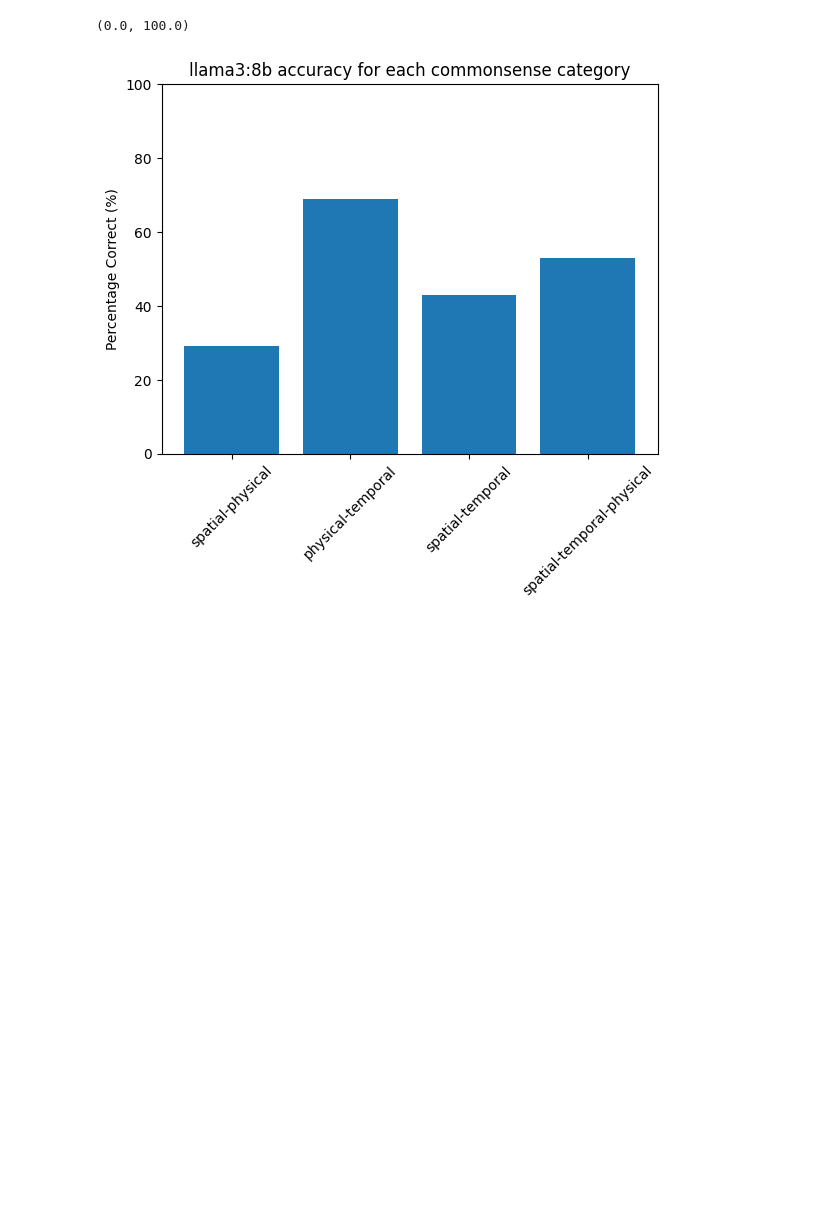
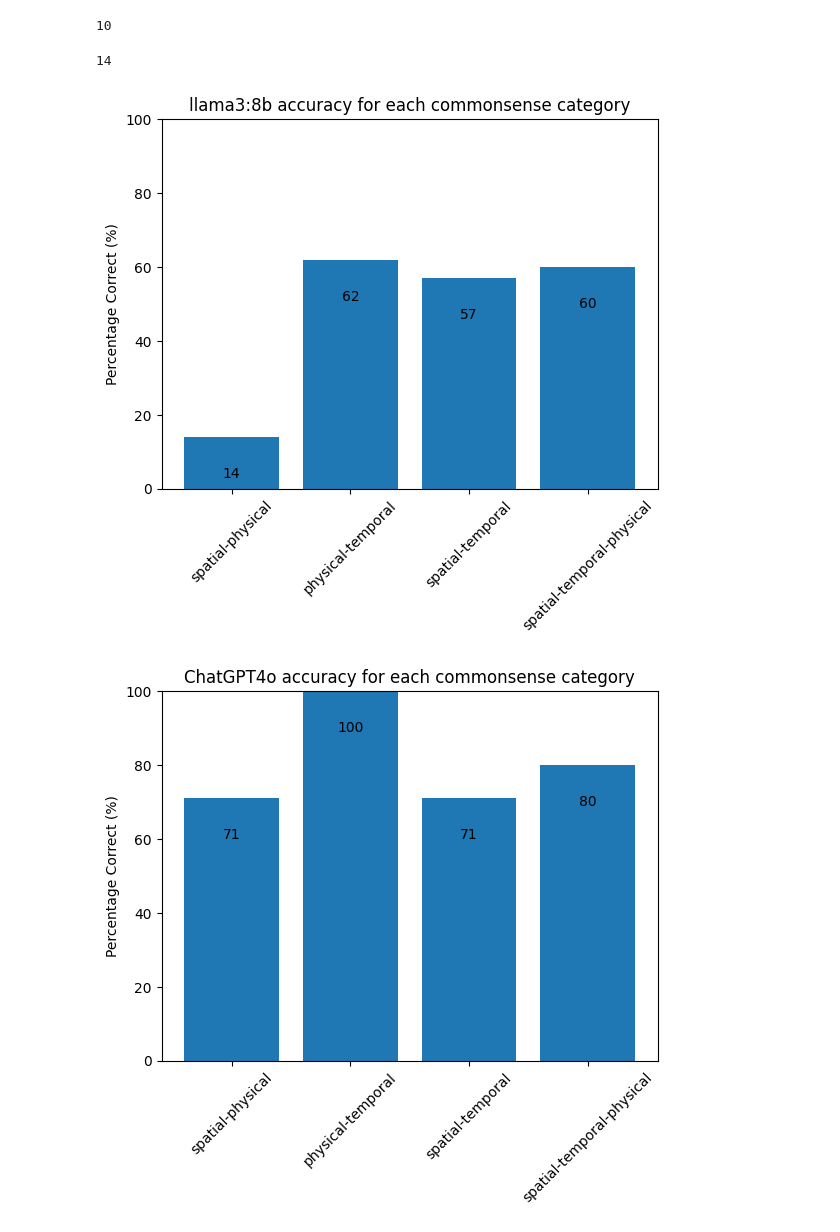
Before and after one commit to jonathanbcarlson/CS263Project, a Jupyter notebook: result_calculations/calculateLLMStats.ipynb, the cells around one changed output. Cells and saved outputs as stored; diff of their text form; code cells hidden in the pictures; blank space fills up the shorter version.

Commit message:
results: plot ChatGPT 3.5 and GPT-4o stats

```diff
--- a/result_calculations/calculateLLMStats.ipynb
+++ b/result_calculations/calculateLLMStats.ipynb
@@ -8,35 +8,55 @@ prompt_dirs = [
     "spatial-temporal",
     "spatial-temporal-physical",
 ]
+# %%
+llms = ['llama3:8b', 'ChatGPT4o', 'ChatGPT3.5']
 # %%
-results_per_llm = {k: {prompt: [] for prompt in prompt_dirs} for k in ['llama3:8b']}
+results_per_llm = {llm: {prompt: [] for prompt in prompt_dirs}
+                   for llm in llms}
 for dir in prompt_dirs:
     prompts_json_filename = f"../{dir}/{dir}.json"
     with open(prompts_json_filename, "r") as prompts_file:
         prompts = json.load(prompts_file)
         for prompt in prompts:
             human = prompt["human_annotation"]
-            correct = False
             for key in prompt["responses"].keys():
+                correct = False
                 try:
                     response = prompt["responses"][key]
                     if int(response) == human:
                         correct = True
                 except ValueError as e:
                     pass
-            results_per_llm[key][f"{dir}"].append(correct)
+                results_per_llm[key][f"{dir}"].append(correct)
+# %%
+sum(results_per_llm['ChatGPT4o']['spatial-physical'])
+# %% [output]
+10
+# %%
+len(results_per_llm['ChatGPT4o']['spatial-physical'])
+# %% [output]
+14
 # %%
-llama3_8b_percentages = {key: (round(sum(values) / len(values), 2) * 100)
-               for key, values in results_per_llm["llama3:8b"].items()}
+def plot_llm(llm_name: str):
+    percentages = {key: (round(sum(values) / len(values), 2) * 100)
+                             for key, values in results_per_llm[llm_name].items()}
+    keys = list(percentages.keys())
+    values = list(percentages.values())
+
+    plt.figure()
+    bars = plt.bar(keys, values)
+    plt.ylabel('Percentage Correct (%)')
+    plt.title(f'{llm_name} accuracy for each commonsense category')
+    plt.xticks(rotation=45)
+    plt.ylim(0, 100)
+    for bar in bars:
+        height = bar.get_height()
+        plt.text(bar.get_x() + bar.get_width() / 2.0, height- 10,
+                 f'{height:.0f}', ha='center', va='center')
+    plt.show()
 # %%
-keys = list(llama3_8b_percentages.keys())
-values = list(llama3_8b_percentages.values())
-
-plt.bar(keys, values)
-plt.ylabel('Percentage Correct (%)')
-plt.title('llama3:8b accuracy for each commonsense category')
-plt.xticks(rotation=45)
-plt.ylim(0, 100)
+for llm in llms:
+    plot_llm(llm)
 # %% [output]
-(0.0, 100.0)
-[figure, old version]
+[figure, new version]
+[figure, added]
```
Also changed, not shown: parts of 1 cell of this notebook.
